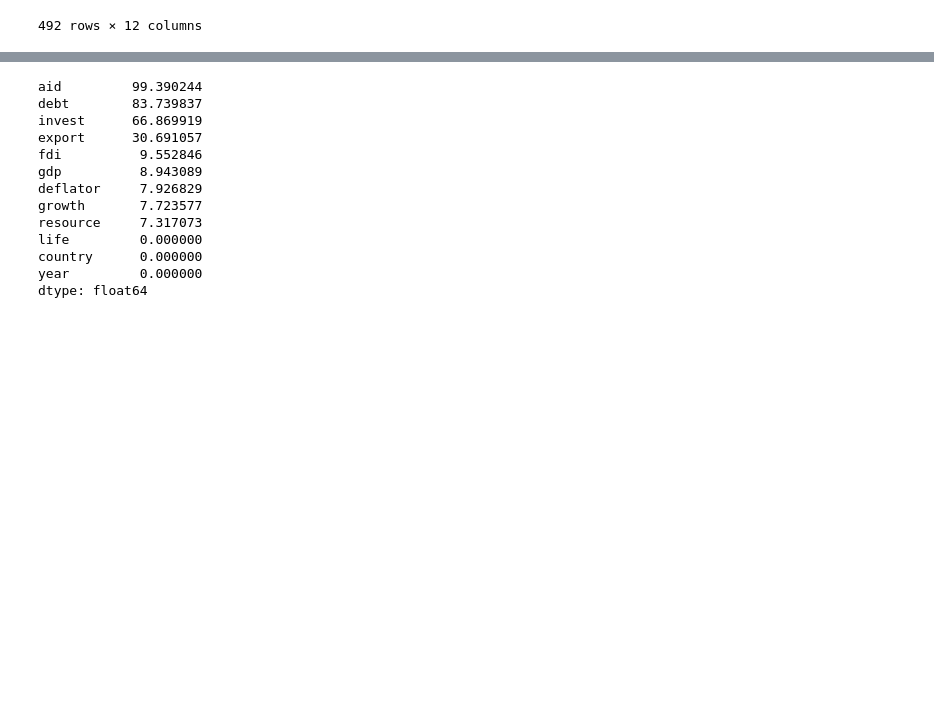
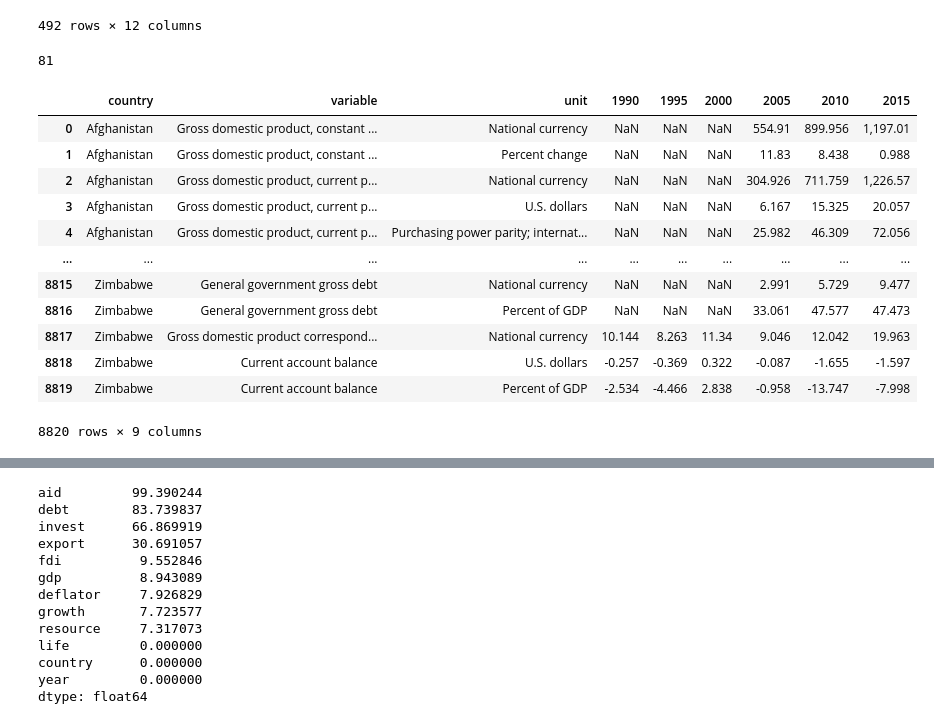
Before and after one commit to yashbg/factors-affecting-economic-growth, a Jupyter notebook: analysis.ipynb, the cells around one changed output, grey strips where cells are left out. Cells and saved outputs as stored; diff of their text form; code cells hidden in the pictures; blank space fills up the shorter version.

Commit message:
Include IMF data

```diff
--- a/analysis.ipynb
+++ b/analysis.ipynb
@@ -30,3 +28,27 @@ data
 | 490 | 2015 | Zambia | -0.187950 | 1338.290927 | 7.892389e+09 | 49.407327 | 11.163582 | NaN | 61.737 | 3.090412 | 7.447417 | ... |
 | 491 | 2015 | Zimbabwe | 0.100575 | 1445.069702 | 3.824969e+09 | NaN | 4.561981 | NaN | 59.534 | NaN | 1.999687 | ... |
 492 rows × 12 columns
+# %%
+countries = data.country.unique()
+len(countries)
+# %% [output]
+81
+# %%
+cols_imf = ['country', 'variable', 'unit', '1990', '1995', '2000', '2005', '2010', '2015']
+data_imf = pd.read_csv('data/data_imf.csv')
+data_imf.columns = cols_imf
+data_imf
+# %% [output]
+|  | country | variable | unit | 1990 | 1995 | 2000 | 2005 | 2010 | 2015 |
+| 0 | Afghanistan | Gross domestic product, constant ... | National currency | NaN | NaN | NaN | 554.91 | 899.956 | 1,197.01 |
+| 1 | Afghanistan | Gross domestic product, constant ... | Percent change | NaN | NaN | NaN | 11.83 | 8.438 | 0.988 |
+| 2 | Afghanistan | Gross domestic product, current p... | National currency | NaN | NaN | NaN | 304.926 | 711.759 | 1,226.57 |
+| 3 | Afghanistan | Gross domestic product, current p... | U.S. dollars | NaN | NaN | NaN | 6.167 | 15.325 | 20.057 |
+| 4 | Afghanistan | Gross domestic product, current p... | Purchasing power parity; internat... | NaN | NaN | NaN | 25.982 | 46.309 | 72.056 |
+| ... | ... | ... | ... | ... | ... | ... | ... | ... | ... |
+| 8815 | Zimbabwe | General government gross debt | National currency | NaN | NaN | NaN | 2.991 | 5.729 | 9.477 |
+| 8816 | Zimbabwe | General government gross debt | Percent of GDP | NaN | NaN | NaN | 33.061 | 47.577 | 47.473 |
+| 8817 | Zimbabwe | Gross domestic product correspond... | National currency | 10.144 | 8.263 | 11.34 | 9.046 | 12.042 | 19.963 |
+| 8818 | Zimbabwe | Current account balance | U.S. dollars | -0.257 | -0.369 | 0.322 | -0.087 | -1.655 | -1.597 |
+| 8819 | Zimbabwe | Current account balance | Percent of GDP | -2.534 | -4.466 | 2.838 | -0.958 | -13.747 | -7.998 |
+8820 rows × 9 columns
```
Also changed, not shown: parts of 7 cells of this notebook, 2 other files.
